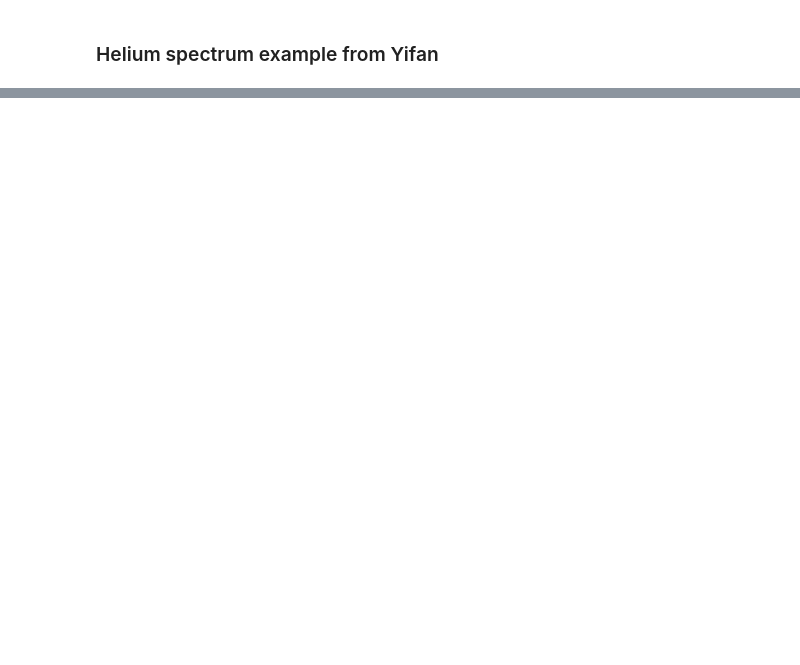
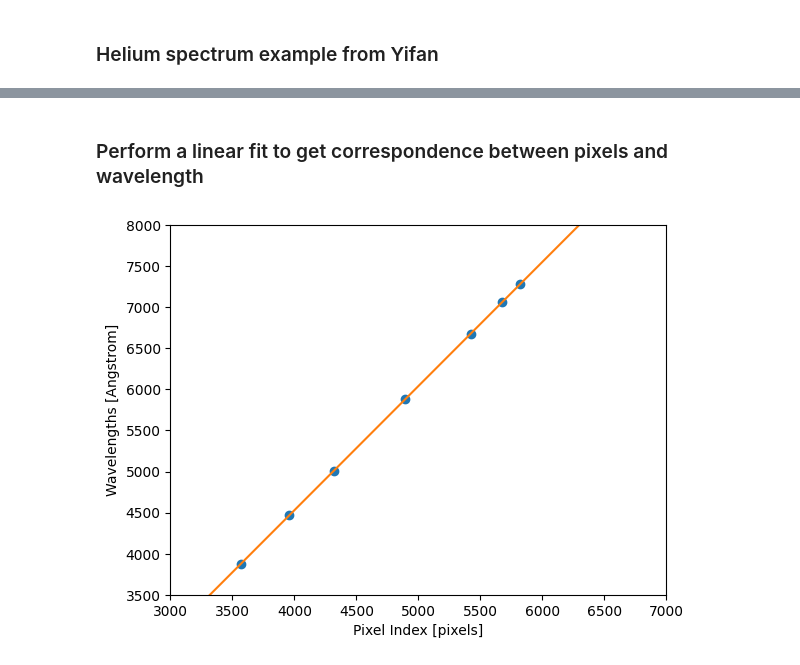
Before and after one commit to annadignan/courses, a Jupyter notebook: lab3.ipynb, the cells around one changed output, grey strips where cells are left out. Saved outputs shown, nothing was run; the diff lists cells and outputs as text; code cells hidden in the pictures; blank space fills up the shorter version.

```diff
--- a/lab3.ipynb
+++ b/lab3.ipynb
@@ -490,6 +490,45 @@ Text(0, 0.5, 'NeAr: Raw flux [ADU]')
 ### Helium spectrum example from Yifan
 # %% [markdown]
 ![Helium spectrum example](he_spec.jpg "Title")
+# %% [markdown]
+### Perform a linear fit to get correspondence between pixels and wavelength
 # %%
-lineList = np.array([3880, 4470, 5010, 5880, 6680, 7060, 7280, 7780]) # pick the wavelengths (nm to Å) where we see a few peaks in the spectrum
-xList = np.array([3840, 4236, 4599, 5170, 5701, 5955, 6097, 6412]) # pick where we see peaks in the
+%matplotlib inline
+
+# Yifan's function for a linear fit :)
+def linear_fit(x, y):
+    """
+    Perform an analytical solution to fit y = mx + b.
+
+    Parameters:
+    x (array-like): Independent variable.
+    y (array-like): Dependent variable.
+
+    Returns:
+    tuple: Slope (m) and intercept (b).
+    """
+    n = len(x)
+    sum_x = np.sum(x)
+    sum_y = np.sum(y)
+    sum_xx = np.sum(x * x)
+    sum_xy = np.sum(x * y)
+
+    m = (n * sum_xy - sum_x * sum_y) / (n * sum_xx - sum_x**2) # least squares fitting?
+    b = (sum_y - m * sum_x) / n
+
+    return m, b
+
+m_wavecal, b_wavecal = linear_fit(xList, lineList)
+wl = m_wavecal * wl_index + b_wavecal # to get λ, input a pixel value; so slope shoudl be in units of λ [Å]/pix
+
+plt.figure()
+plt.plot(xList, lineList, 'o')
+plt.plot(wl_index, wl)
+plt.xlim([3000, 7000])
+plt.ylim([3500, 8000])
+plt.xlabel('Pixel Index [pixels]')
+plt.ylabel('Wavelengths [Angstrom]')
+
+plt.show()
+# %% [output]
+[figure, added]
```
Also changed, not shown: parts of 2 cells of this notebook, 1 other file.
